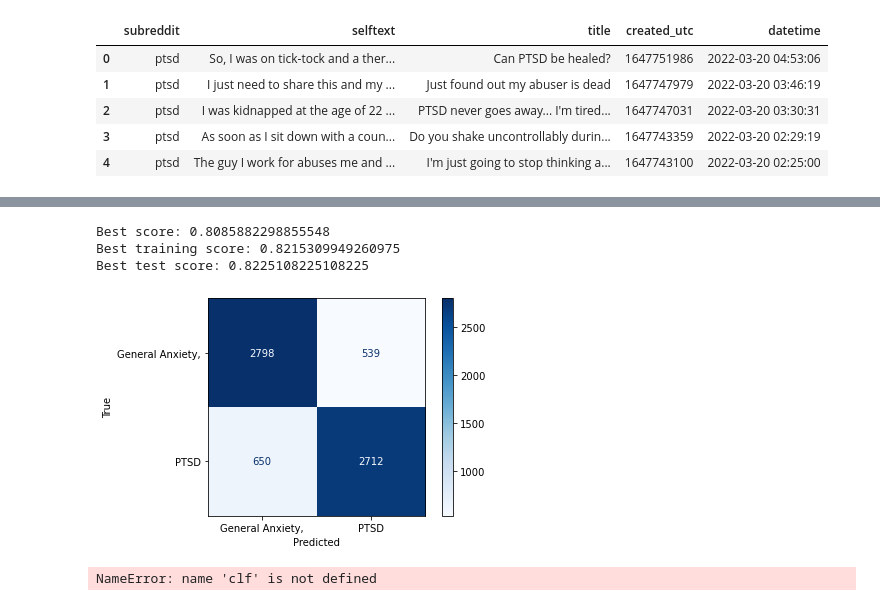
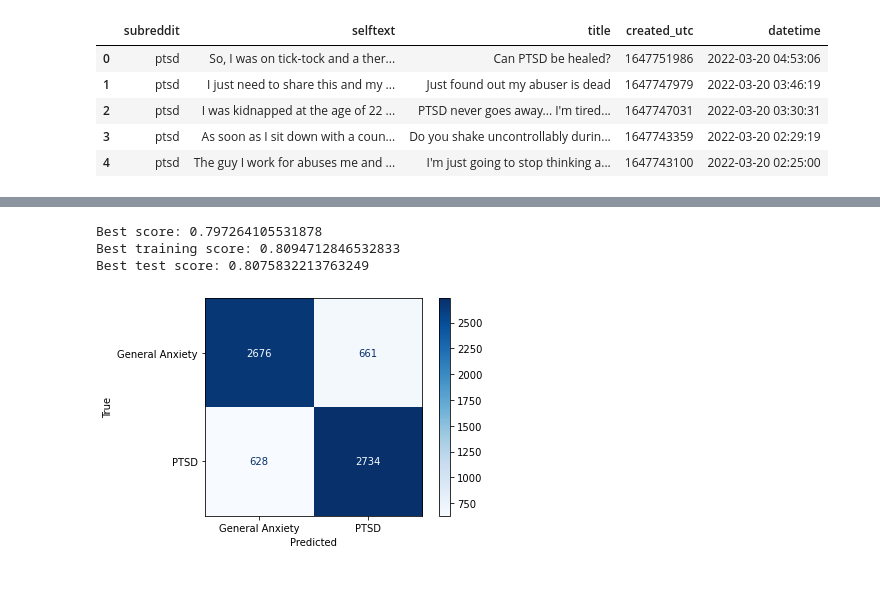
Before and after one commit to msamhz/GA-Lessons, a Jupyter notebook: project_3/MultinomialNB_Model.ipynb, the cells around one changed output, grey strips where cells are left out. Drawn from its saved outputs; the diff is of its cells as text; code cells hidden in the pictures.

```diff
--- a/project_3/MultinomialNB_Model.ipynb
+++ b/project_3/MultinomialNB_Model.ipynb
@@ -54,11 +54,14 @@ df.shape
 stopwordlist = nltk.corpus.stopwords.words('english')
 
 # to input in subreddit headers so that we can exclude it for model
-headers = ['ptsd', 'anxiety','trauma',"posttraumatic",'stress','disorder',"traumatic","'d", "'ll", "'re", "'s", "'ve", 'could', 'doe', 'ha', 'might', 'must', "n't", 'need', 'sha', 'wa', 'wo', 'would']
+headers = ['ptsd', 'anxiety',"cptsd", 'trauma','traumatized','traumas',"posttraumatic",'stress','disorder',"traumatic","'d", "'ll", "'re", "'s", "'ve", 'could', 'doe', 'ha', 'might', 'must', "n't", 'need', 'sha', 'wa', 'wo', 'would']
 for head in headers:
     stopwordlist.append(head)
 
 
+# Add additional list from stemmed words
+
+stemmed_data = []
 stopwordlist
 # %% [output]
 ['i',
@@ -87,3 +90,5 @@ df.head()
 | 2 | ptsd | I was kidnapped at the age of 22 ... | PTSD never goes away... I'm tired... | 1647747031 | 2022-03-20 03:30:31 |
 | 3 | ptsd | As soon as I sit down with a coun... | Do you shake uncontrollably durin... | 1647743359 | 2022-03-20 02:29:19 |
 | 4 | ptsd | The guy I work for abuses me and ... | I'm just going to stop thinking a... | 1647743100 | 2022-03-20 02:25:00 |
+# %%
+df['subreddit'] = df['subreddit'].map(lambda x: 1 if x == 'ptsd' else 0)
@@ -90,6 +187,13 @@ df.head()
 # %%
 X = df['selftext']
 y = df['subreddit']
+
+class LemmaTokenizer(object):
+    def __init__(self):
+        self.stem = PorterStemmer()
+    def __call__(self,articles):
+        return [self.stem.stem(t) for t in word_tokenize(articles)]
+
 
 #  Train test split
 X_train, X_test, y_train, y_test = train_test_split(X,
@@ -99,14 +203,14 @@ X_train, X_test, y_train, y_test = train_test_split(X,
                                                     random_state=42)
 
 pipe = Pipeline([
-    ('cvec', CountVectorizer(stop_words = stopwordlist)),
+    ('cvec', TfidfVectorizer(stop_words = stopwordlist, tokenizer= LemmaTokenizer())),
     ('nb', MultinomialNB())
 ])
 
 pipe_params = {
-    'cvec__max_features': [1_000, 2_000],
-    'cvec__min_df': [0.001, .002, .005],
-    'cvec__max_df': [.6, .7, .8],
+    'cvec__max_features': [1_000],
+    'cvec__min_df': [.002],
+    'cvec__max_df': [.6],
     'cvec__ngram_range': [(1,1), (1,2)],
 }
 
@@ -143,18 +245,18 @@ print('Best training score:', gs.score(X_train, y_train))
 # Score model on testing set.
 print('Best test score:', gs.score(X_test, y_test))
 # %% [output]
-Best score: 0.8085882298855548
-Best training score: 0.8215309949260975
-Best test score: 0.8225108225108225
+Best score: 0.797264105531878
+Best training score: 0.8094712846532833
+Best test score: 0.8075832213763249
 # %%
 # Get predictions
 preds = gs.predict(X_test)
 
 # Save confusion matrix values
 tn, fp, fn, tp = confusion_matrix(y_test, preds).ravel()
 
 # View confusion matrix
-cmd = plot_confusion_matrix(gs, X_test, y_test, cmap='Blues', values_format='d', display_labels=['General Anxiety,','PTSD'])
+cmd = plot_confusion_matrix(gs, X_test, y_test, cmap='Blues', values_format='d', display_labels=['General Anxiety','PTSD'])
 cmd.ax_.set(xlabel='Predicted', ylabel='True');
 # %% [output]
-[figure, old version]
+[figure, new version]
@@ -189,4 +262,0 @@ def get_top_N_features(clf, vectorizer, text, N=10):
-# %%
-get_top_N_features(clf, vectorizer, [newsgroups_train.data[1]])
-# %% [output]
-NameError: name 'clf' is not defined
```
Also changed, not shown: parts of 21 cells of this notebook.
